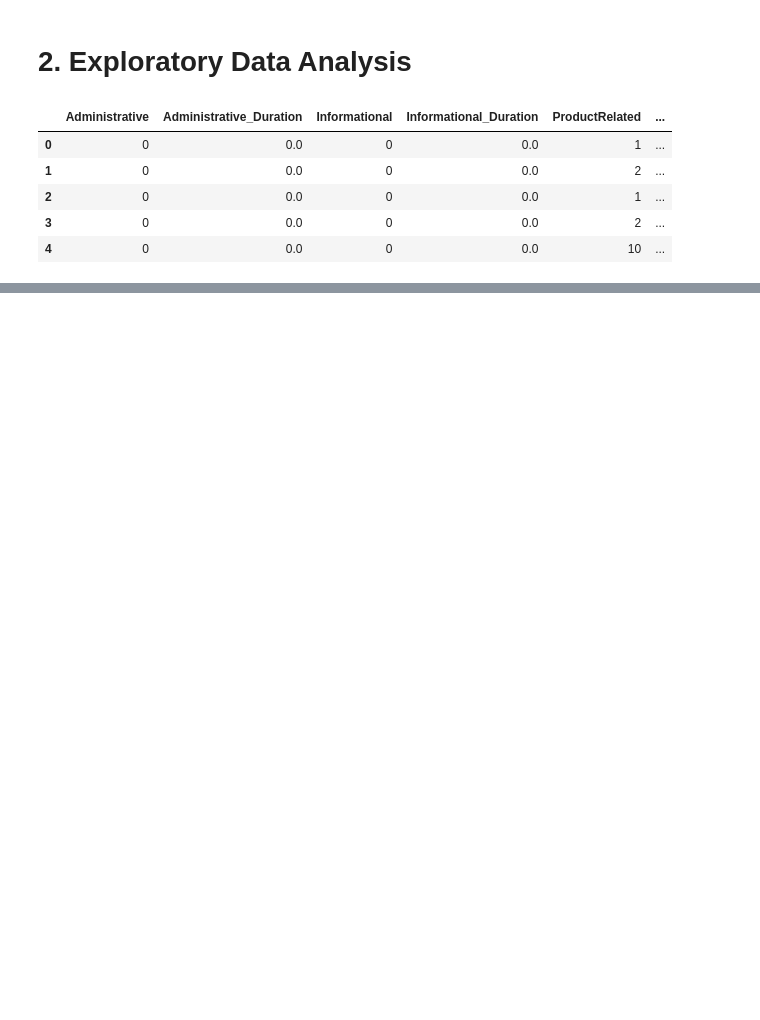
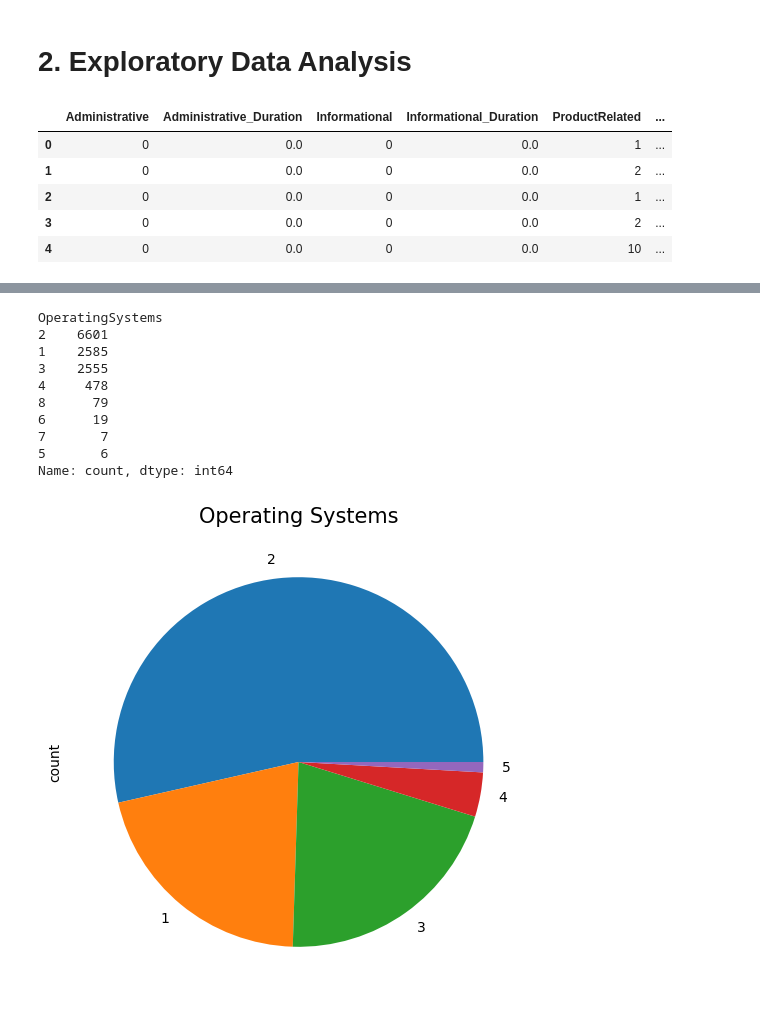
Before and after one commit to muyuanhe0404/ml-projects-collection, a Jupyter notebook: project_collection/Online_Shopping_Intention_Analysis/notebooks/online_shopping_intention_analysis.ipynb, the cells around one changed output, grey strips where cells are left out. Saved outputs shown, nothing was run; the diff lists cells and outputs as text; code cells hidden in the pictures; blank space fills up the shorter version.

```diff
--- a/project_collection/Online_Shopping_Intention_Analysis/notebooks/online_shopping_intention_analysis.ipynb
+++ b/project_collection/Online_Shopping_Intention_Analysis/notebooks/online_shopping_intention_analysis.ipynb
@@ -77,0 +163,18 @@ shopping.head()
+# %%
+print(shopping['OperatingSystems'].value_counts())
+shopping['OperatingSystems'] = shopping['OperatingSystems'].replace([5,6,7,8],5) # since 6-8 is really too small, we can think of it as other
+os_plot = shopping['OperatingSystems'].value_counts().plot.pie(figsize=(6,6))
+plt.title('Operating Systems', fontsize=15)
+plt.show()
+# %% [output]
+OperatingSystems
+2    6601
+1    2585
+3    2555
+4     478
+8      79
+6      19
+7       7
+5       6
+Name: count, dtype: int64
+[figure, added]
```
Also changed, not shown: parts of 32 cells of this notebook, 5 other files.
